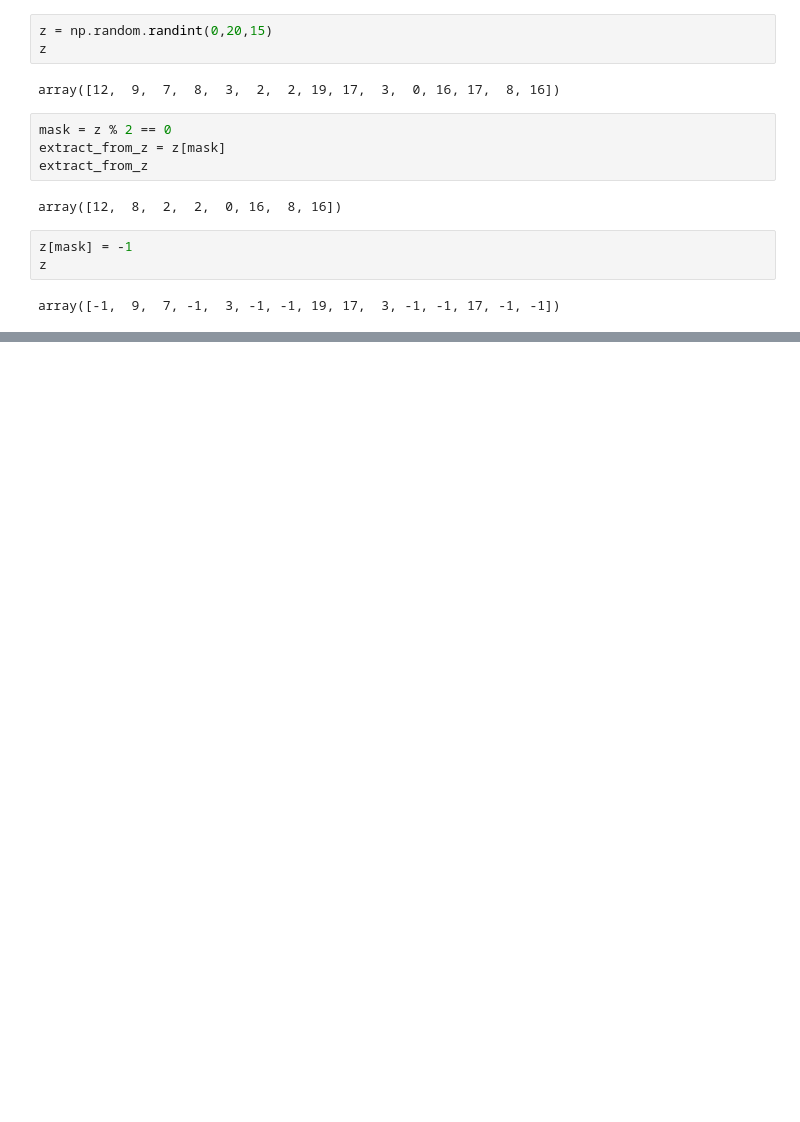
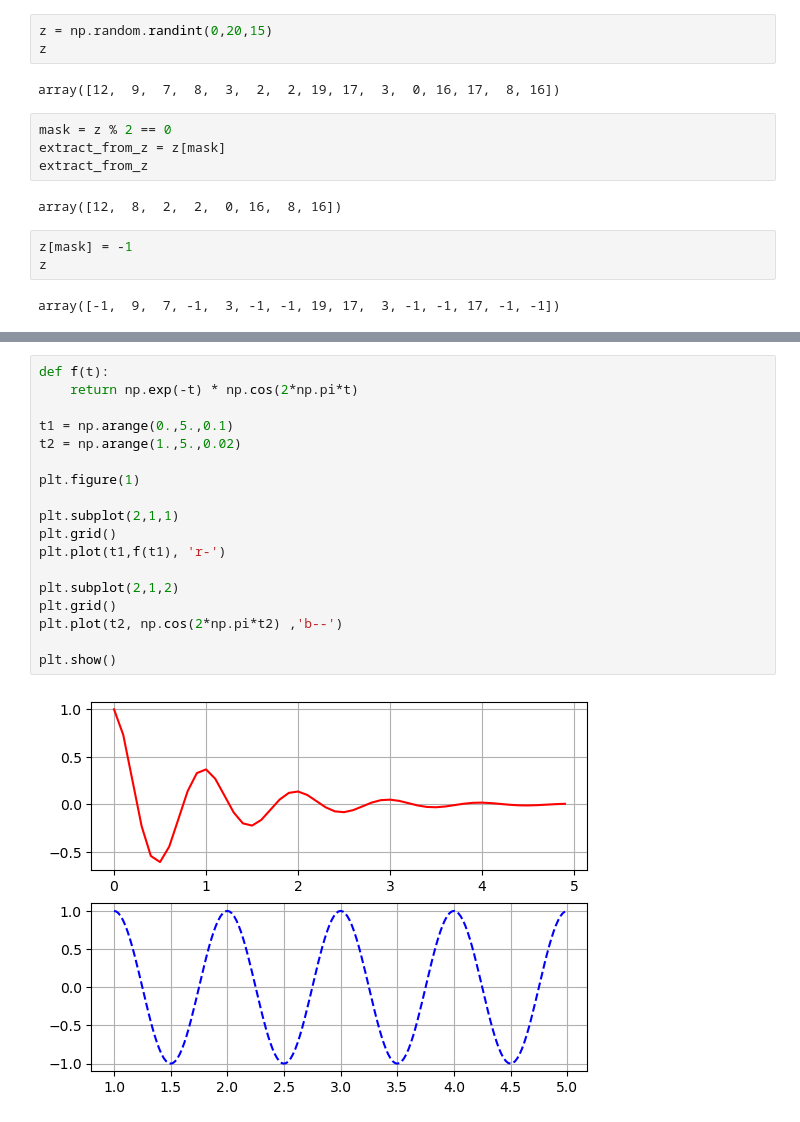
Before and after one commit to kunalmalav/python-libraries, a Jupyter notebook: Untitled.ipynb, the cells around one changed output, grey strips where cells are left out. Cells and saved outputs as stored; diff of their text form; blank space fills up the shorter version.

```diff
--- a/Untitled.ipynb
+++ b/Untitled.ipynb
@@ -137,0 +152,20 @@ plt.show()
+# %%
+def f(t):
+    return np.exp(-t) * np.cos(2*np.pi*t)
+
+t1 = np.arange(0.,5.,0.1)
+t2 = np.arange(1.,5.,0.02)
+
+plt.figure(1)
+
+plt.subplot(2,1,1)
+plt.grid()
+plt.plot(t1,f(t1), 'r-')
+
+plt.subplot(2,1,2)
+plt.grid()
+plt.plot(t2, np.cos(2*np.pi*t2) ,'b--')
+
+plt.show()
+# %% [output]
+[figure, added]
```
Also changed, not shown: parts of 13 cells of this notebook.
